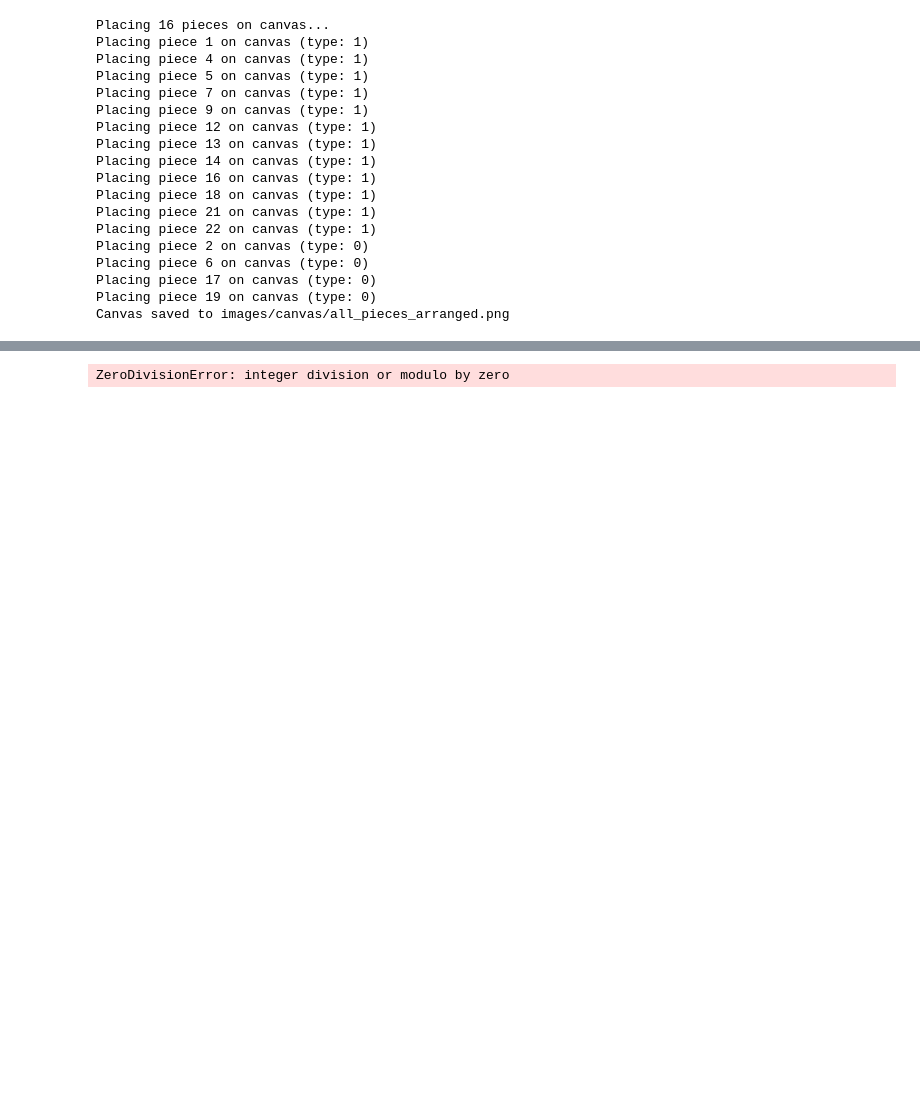
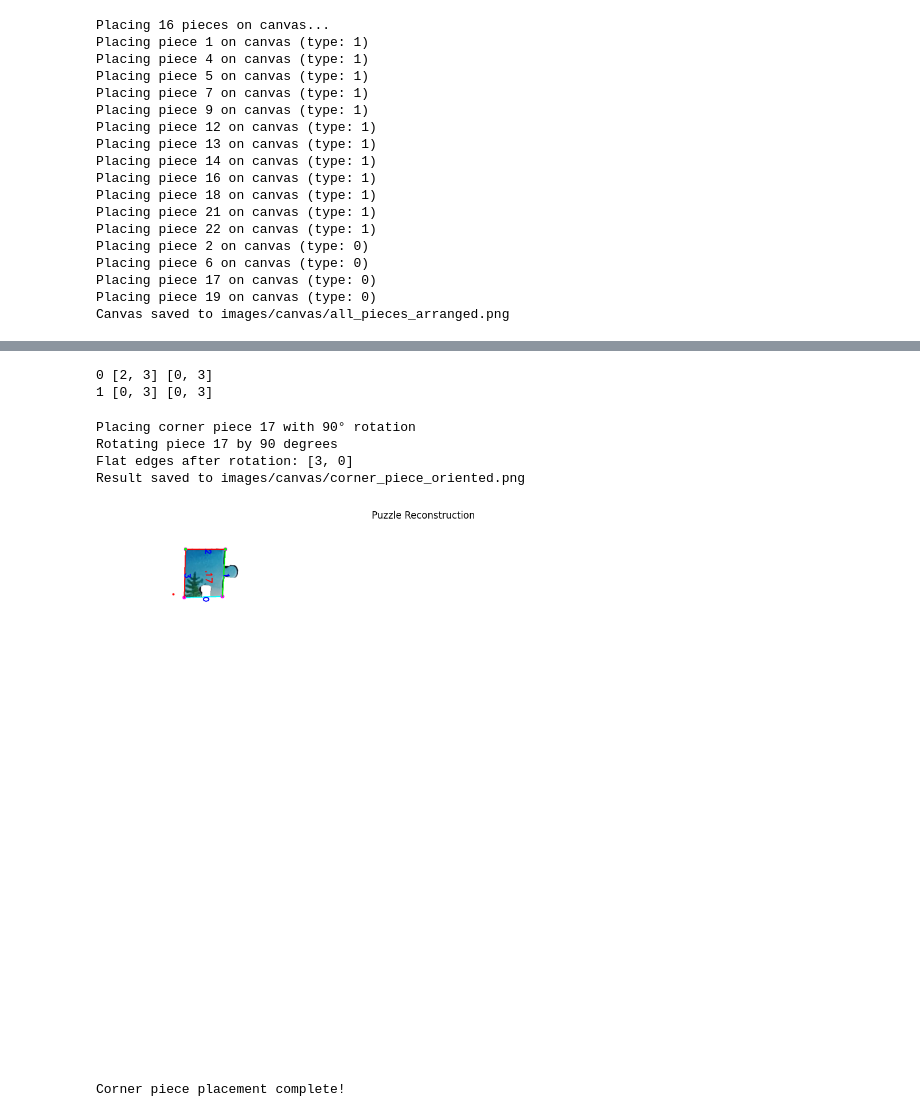
Before and after one commit to szpy1950/VisionV2, a Jupyter notebook: detailedmatchingV2.ipynb, the cells around one changed output, grey strips where cells are left out. Saved outputs shown, nothing was run; the diff lists cells and outputs as text; code cells hidden in the pictures; blank space fills up the shorter version.

```diff
--- a/detailedmatchingV2.ipynb
+++ b/detailedmatchingV2.ipynb
@@ -1374,45 +1472,48 @@ Match 21: Piece 1 edge 3 with Piece 12 edge 0 - Score: 0.625
+# %%
+rotations_needed = None
+
+for r in range(4):
+    # Calculate where the flat edges would be after r rotations
+    rotated_flat_edges = [(idx + r) % 4 for idx in flat_edge_indices]
+    rotated_flat_edges.sort()
+
+    print(r, rotated_flat_edges, sorted(target_flat_edges))
+
+    if rotated_flat_edges == sorted(target_flat_edges):
+        rotations_needed = r
+        break
+# %% [output]
+0 [2, 3] [0, 3]
+1 [0, 3] [0, 3]
 # %%
-# In[547]:
 
-# Initialize the puzzle reconstruction canvas
-# Using smaller spacing values for a tighter puzzle assembly
-puzzle_reconstruction = Canvas(
-    width=1800,
-    height=1500,
-    max_pieces_per_row=puzzle_r,  # Using calculated puzzle dimensions
-    column_spacing=0,  # No horizontal spacing for puzzle pieces
-    row_spacing=0,     # No vertical spacing for puzzle pieces
-    margin=200         # Margin from the canvas edge
-)
+print(f"Placing corner piece {corner_piece_id} with {rotations_needed * 90}° rotation")
 
-# Find corner piece with ID 17
-corner_piece_id = 17
-if corner_piece_id not in my_puzzle.all_pieces:
-    # If piece 17 doesn't exist, fallback to another corner piece
-    print(f"Corner piece {corner_piece_id} not found, using first available corner piece")
-    corner_piece_id = my_puzzle.corners_pieces[0]
+# Place the piece with the calculated rotation
+# This should put the flat edges in North (0) and West (3) positions
+puzzle_reconstruction.place_piece(corner_piece, 0, 0, rotations=rotations_needed)
 
-corner_piece = my_puzzle.all_pieces[corner_piece_id]
+# Print verification
+flat_edge_indices_after = [(i + rotations_needed) % 4 for i in flat_edge_indices]
+print(f"Flat edges after rotation: {flat_edge_indices_after}")
 
-# Check if it's actually a corner piece
-if corner_piece.piece_type != 0:
-    print(f"Warning: Piece {corner_piece_id} is not a corner piece!")
-    # Find a valid corner piece
-    corner_piece_id = my_puzzle.corners_pieces[0]
-    corner_piece = my_puzzle.all_pieces[corner_piece_id]
+# Track placed pieces
+placed_pieces = {corner_piece_id}
+grid = {(0, 0): corner_piece_id}
 
-print(f"Using corner piece {corner_piece_id} for top-left")
+# Save the result
+result_path = os.path.join(output_canvas, "corner_piece_oriented.png")
+puzzle_reconstruction.save(result_path)
+print(f"Result saved to {result_path}")
 
-# Place the corner piece at the top-left with proper orientation
-grid_x, grid_y = puzzle_reconstruction.place_corner(corner_piece, corner_position="top-left")
+# Display the canvas in the notebook
+puzzle_reconstruction.display()
 
-# Save the reconstruction so far
-reconstruction_path = os.path.join(output_canvas, "puzzle_reconstruction.png")
-puzzle_reconstruction.save(reconstruction_path)
-print(f"Initial puzzle reconstruction saved to {reconstruction_path}")
-
-# Display information about the piece placement
-print(f"Piece {corner_piece_id} placed at grid position ({grid_x}, {grid_y})")
-print(f"Reconstructed {len(puzzle_reconstruction.grid)}/{puzzle_r * puzzle_c} pieces ({(len(puzzle_reconstruction.grid)/(puzzle_r * puzzle_c))*100:.1f}%)")
+print("\nCorner piece placement complete!")
 # %% [output]
-ZeroDivisionError: integer division or modulo by zero
+Placing corner piece 17 with 90° rotation
+Rotating piece 17 by 90 degrees
+Flat edges after rotation: [3, 0]
+Result saved to images/canvas/corner_piece_oriented.png
+[figure, added]
+Corner piece placement complete!
```
Also changed, not shown: parts of 5 cells of this notebook, 40 other files.
